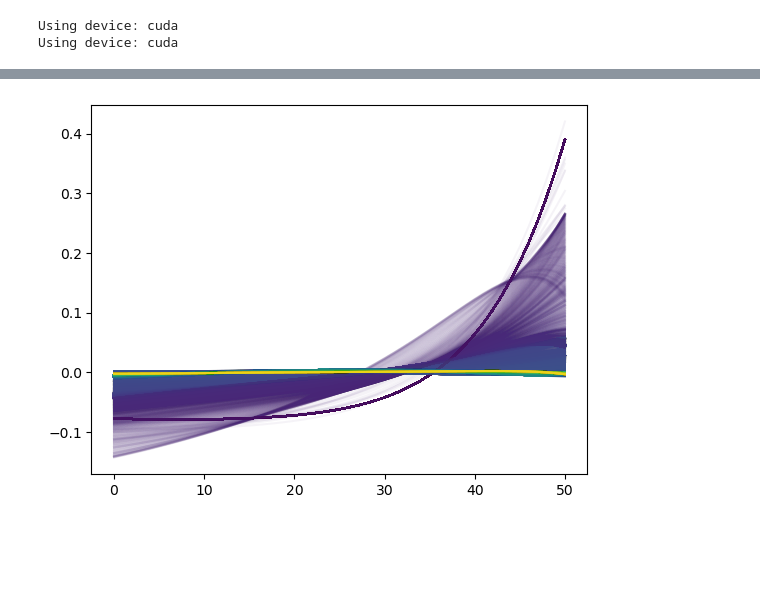
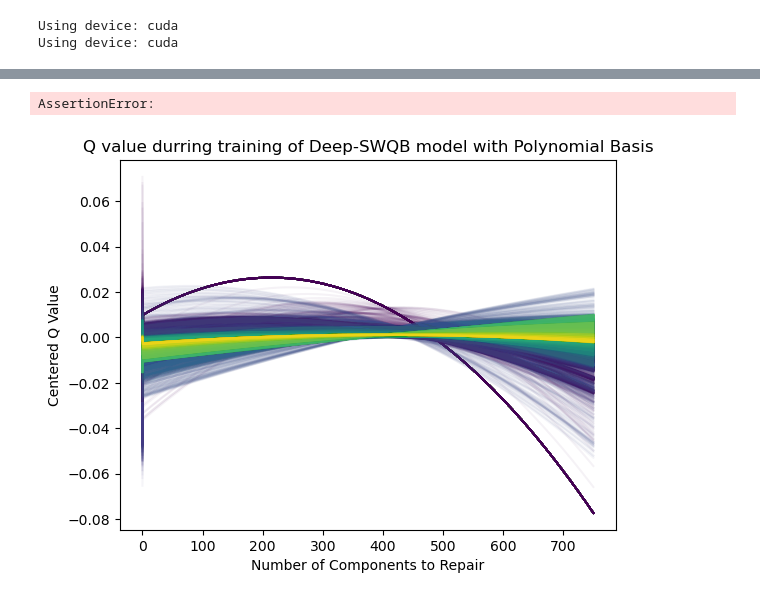
Before and after one commit to nemodev42/maintenance-swqb, a Jupyter notebook: baselines.ipynb, the cells around one changed output, grey strips where cells are left out. Cells and saved outputs as stored; diff of their text form; code cells hidden in the pictures; blank space fills up the shorter version.

```diff
--- a/baselines.ipynb
+++ b/baselines.ipynb
@@ -98,11 +98,11 @@ DEGREE_APPROXIMATION = 12 # basis elements to be generated for action value appr
 # for k \in { 0, 1, 2, ...,  MAX_REPAIR_CONSTRAINT }
 basis_switch = {
     "polynomial": torch.tensor([
-        [ (n / MAX_REPAIR_CONSTRAINT )**k for n in range(MAX_REPAIR_CONSTRAINT + 1) ]
+        [ (n / MAX_REPAIR_CONSTRAINT )**k for n in range(MAX_REPAIR_CONSTRAINT ) ]
         for k in range(DEGREE_APPROXIMATION)
     ], dtype=torch.float32),
     "fourier": torch.tensor([
-        [np.cos(1 * np.pi * k * n / MAX_REPAIR_CONSTRAINT) for n in range(MAX_REPAIR_CONSTRAINT + 1)]
+        [np.cos(1 * np.pi * k * n / MAX_REPAIR_CONSTRAINT) for n in range(MAX_REPAIR_CONSTRAINT )]
         for k in range(DEGREE_APPROXIMATION)
     ], dtype=torch.float32),
     }
@@ -112,12 +112,12 @@ basis = basis_switch[ BASIS ]
 def get_basis(degree: int, max_repair_constraint: int, basis_type: str = "polynomial") -> torch.Tensor:
     if basis_type == "polynomial":
         return torch.tensor([
-            [ (n / max_repair_constraint )**k for n in range(max_repair_constraint + 1) ]
+            [ (n / max_repair_constraint )**k for n in range(max_repair_constraint ) ]
             for k in range(degree)
         ], dtype=torch.float32)
     elif basis_type == "fourier":
         return torch.tensor([
-            [np.cos(1 * np.pi * k * n / max_repair_constraint) for n in range(max_repair_constraint + 1)]
+            [np.cos(1 * np.pi * k * n / max_repair_constraint) for n in range(max_repair_constraint )]
             for k in range(degree)
         ], dtype=torch.float32)
 
@@ -367,9 +367,9 @@ plt.plot(cache_failures)
 
 cache_cache = []
 
-pbar = tqdm(total=N_CONDITION_STATES, desc="Repairing Components", unit="episodes")
+pbar = tqdm(total=N_CONDITION_STATES-1, desc="Repairing Components", unit="episodes")
 
-for repair_threshold in range(0, N_CONDITION_STATES + 1):
+for repair_threshold in range(1, N_CONDITION_STATES):
 	td = env.reset(params_td)
 	cache_failures = []
 	cache_costs = []
@@ -384,9 +384,11 @@ for repair_threshold in range(0, N_CONDITION_STATES + 1):
 		# print("actions:",actions)
 		# step the enviroment
 		td = env.step(td)
+		td = td["next"]
 		# cache the failures
 		cache_failures.append(td["utility"][0].item())
 		cache_costs.append(td["orm_costs"][0].item())
-		td = td["next"]
+
 	cache_cache.append([cache_failures, cache_costs])
 	pbar.update(1)
+pbar.close()
@@ -426,0 +427,19 @@ plt.show()
+# %%
+test_blends = torch.linspace(0.2, 0.98, 25, device=device)
+
+cost_cache = []
+utility_cache = []
+
+for blend in tqdm(test_blends, desc="Training Various Blends...", unit="blend"):
+	hyperparameters["REWARD_BLEND"] = blend
+
+	dqt_DQAK = MaitenanceDQBNTrainer(hyperparameters, env,)
+	dqt_DQAK.create_AK_models()
+	dqt_DQAK.train(verbose=False)
+
+	cost, util = dqt_DQAK.benchmark_UC( )
+
+	cost_cache.append(cost)
+	utility_cache.append(util)
+
+# plt.scatter( cost_cache, utility_cache )
@@ -427,23 +468,31 @@ plt.show()
+# %%
+assert False
+# %% [output]
+AssertionError:
 # %%
 # Deep SWQB
 # hyperparameters["LR"] = DQAK_best_lr
 # hyperparameters["DEGREE_APPROXIMATION"] = DQAK_best_degree
 # hyperparameters["N_DEEP_NODES"] = DQAK_best_deep
 # hyperparameters["BASIS_DOMAIN"] = get_basis(DQAK_best_degree, MAX_REPAIR_CONSTRAINT, basis_type="polynomial")
-hyperparameters["REWARD_BLEND"] = 0.6
+hyperparameters["REWARD_BLEND"] = 0.7
 
 
 dqt_DQAK = MaitenanceDQBNTrainer(hyperparameters, env,)
 dqt_DQAK.create_AK_models()
 q_cache_DQAK = dqt_DQAK.train(test_observation=test_observation)
 
 colors = plt.cm.viridis(np.linspace(0, 1, EPOCHS))
 
 for i, q in enumerate(q_cache_DQAK):
 	if True:
 		plt.plot(q - q.mean(), alpha = 0.05, color = colors[i])
+plt.xlabel("Number of Components to Repair")
+plt.ylabel("Centered Q Value")
+plt.title("Q value durring training of Deep-SWQB model with Polynomial Basis")
+plt.show()
 # %% [output]
-[figure, old version]
+[figure, new version]
 # %%
 benchmark_failures = []
 benchmark_costs = []
```
Also changed, not shown: parts of 16 cells of this notebook, 23 other files.
